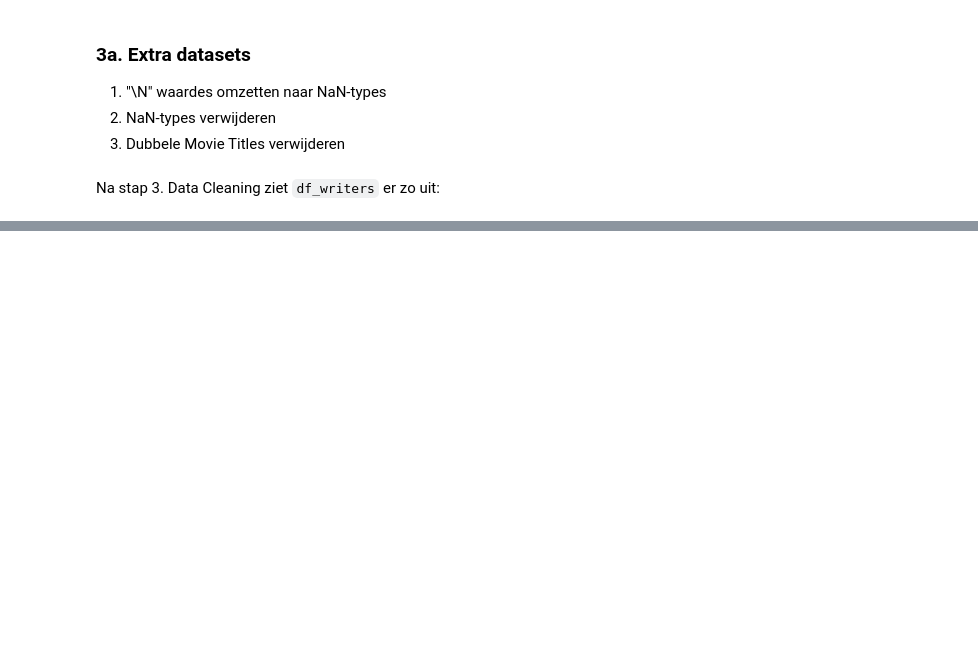
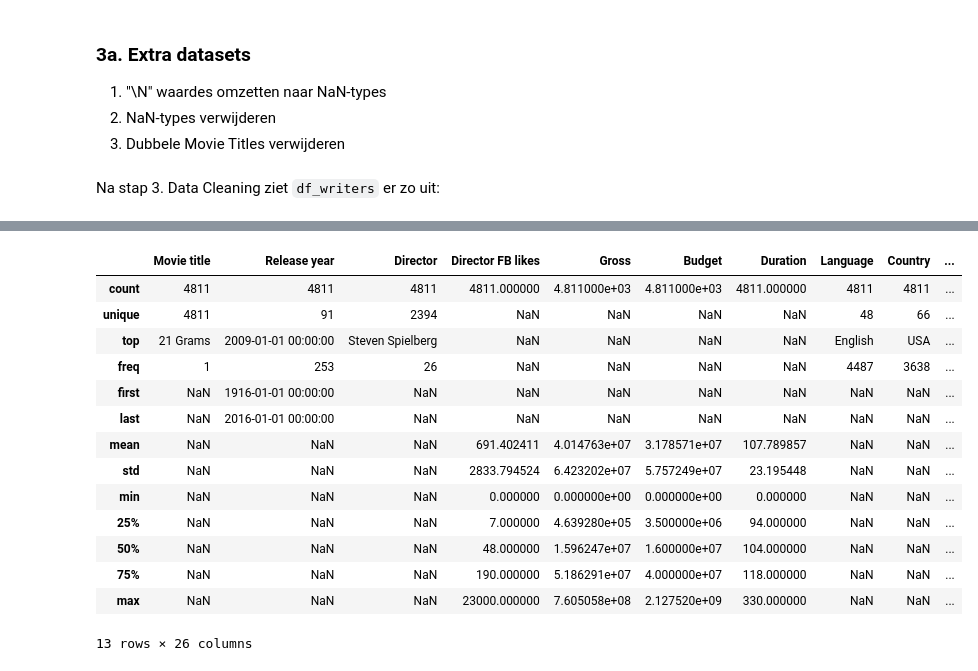
Before and after one commit to Casper-Smet/movie-revenue-predictions, a Jupyter notebook: main.ipynb, the cells around one changed output, grey strips where cells are left out. Saved outputs shown, nothing was run; the diff lists cells and outputs as text; code cells hidden in the pictures; blank space fills up the shorter version.

```diff
--- a/main.ipynb
+++ b/main.ipynb
@@ -199,0 +290,18 @@ df_writers.sample(5)
+# %%
+df_movies.describe(include = "all")
+# %% [output]
+|  | Movie title | Release year | Director | Director FB likes | Gross | Budget | Duration | Language | Country | ... |
+| count | 4811 | 4811 | 4811 | 4811.000000 | 4.811000e+03 | 4.811000e+03 | 4811.000000 | 4811 | 4811 | ... |
+| unique | 4811 | 91 | 2394 | NaN | NaN | NaN | NaN | 48 | 66 | ... |
+| top | 21 Grams | 2009-01-01 00:00:00 | Steven Spielberg | NaN | NaN | NaN | NaN | English | USA | ... |
+| freq | 1 | 253 | 26 | NaN | NaN | NaN | NaN | 4487 | 3638 | ... |
+| first | NaN | 1916-01-01 00:00:00 | NaN | NaN | NaN | NaN | NaN | NaN | NaN | ... |
+| last | NaN | 2016-01-01 00:00:00 | NaN | NaN | NaN | NaN | NaN | NaN | NaN | ... |
+| mean | NaN | NaN | NaN | 691.402411 | 4.014763e+07 | 3.178571e+07 | 107.789857 | NaN | NaN | ... |
+| std | NaN | NaN | NaN | 2833.794524 | 6.423202e+07 | 5.757249e+07 | 23.195448 | NaN | NaN | ... |
+| min | NaN | NaN | NaN | 0.000000 | 0.000000e+00 | 0.000000e+00 | 0.000000 | NaN | NaN | ... |
+| 25% | NaN | NaN | NaN | 7.000000 | 4.639280e+05 | 3.500000e+06 | 94.000000 | NaN | NaN | ... |
+| 50% | NaN | NaN | NaN | 48.000000 | 1.596247e+07 | 1.600000e+07 | 104.000000 | NaN | NaN | ... |
+| 75% | NaN | NaN | NaN | 190.000000 | 5.186291e+07 | 4.000000e+07 | 118.000000 | NaN | NaN | ... |
+| max | NaN | NaN | NaN | 23000.000000 | 7.605058e+08 | 2.127520e+09 | 330.000000 | NaN | NaN | ... |
+13 rows × 26 columns
```
Also changed, not shown: parts of 28 cells of this notebook.
